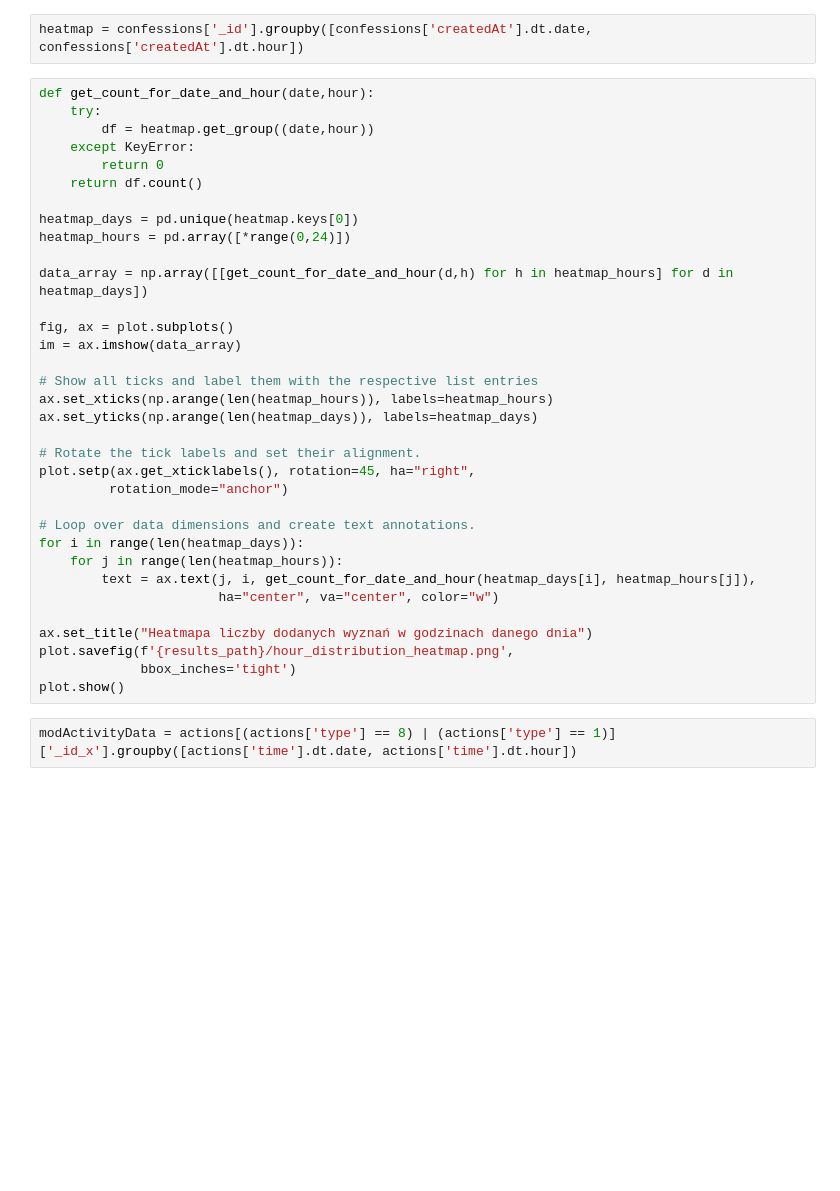
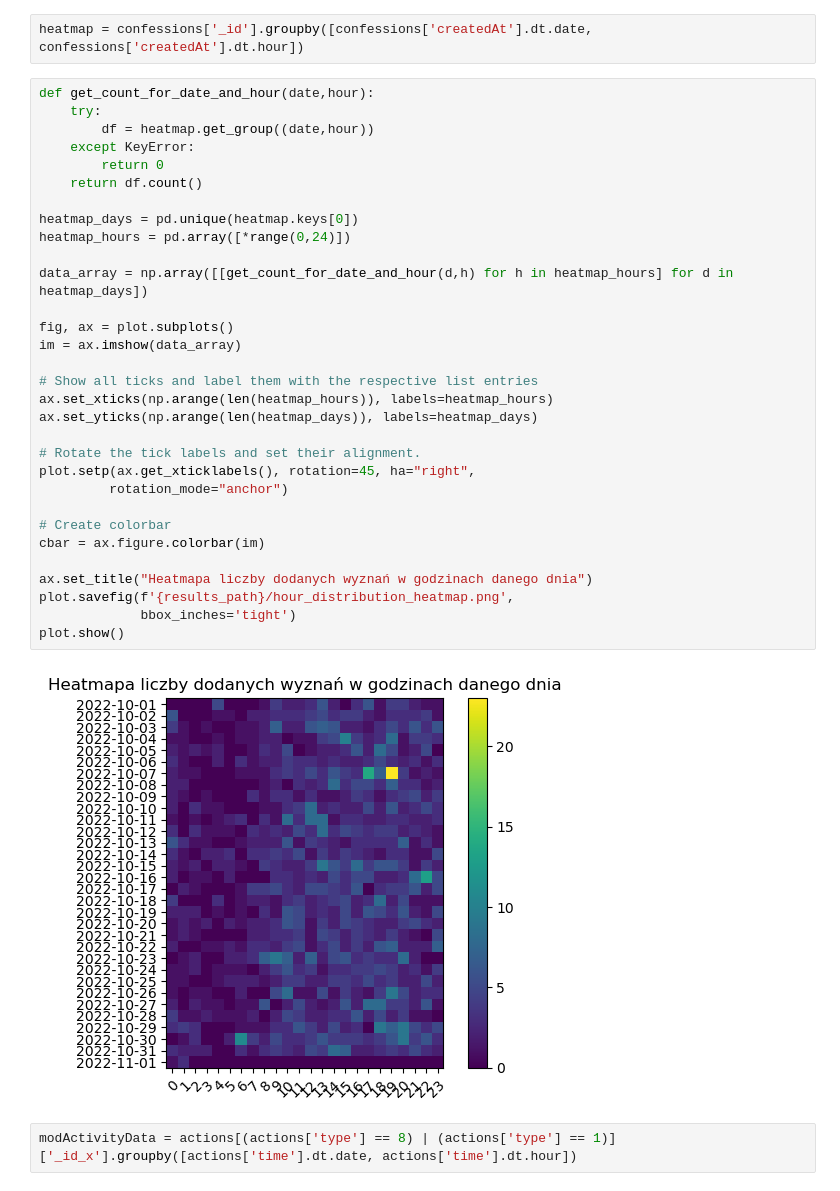
Before and after one commit to cymruu/amw_stats, a Jupyter notebook: docker-stats/stats.ipynb, the cells around one changed output. Saved outputs shown, nothing was run; the diff lists cells and outputs as text; blank space fills up the shorter version.

Commit message:
remove heatmaps annotations and add legend colorbar

```diff
--- a/docker-stats/stats.ipynb
+++ b/docker-stats/stats.ipynb
@@ -210,37 +241,36 @@ heatmap = confessions['_id'].groupby([confessions['createdAt'].dt.date, confessi
 # %%
 def get_count_for_date_and_hour(date,hour):
     try:
         df = heatmap.get_group((date,hour))
     except KeyError:
         return 0
     return df.count()
 
 heatmap_days = pd.unique(heatmap.keys[0])
 heatmap_hours = pd.array([*range(0,24)])
 
 data_array = np.array([[get_count_for_date_and_hour(d,h) for h in heatmap_hours] for d in heatmap_days])
 
 fig, ax = plot.subplots()
 im = ax.imshow(data_array)
 
 # Show all ticks and label them with the respective list entries
 ax.set_xticks(np.arange(len(heatmap_hours)), labels=heatmap_hours)
 ax.set_yticks(np.arange(len(heatmap_days)), labels=heatmap_days)
 
 # Rotate the tick labels and set their alignment.
 plot.setp(ax.get_xticklabels(), rotation=45, ha="right",
          rotation_mode="anchor")
 
-# Loop over data dimensions and create text annotations.
-for i in range(len(heatmap_days)):
-    for j in range(len(heatmap_hours)):
-        text = ax.text(j, i, get_count_for_date_and_hour(heatmap_days[i], heatmap_hours[j]),
-                       ha="center", va="center", color="w")
+# Create colorbar
+cbar = ax.figure.colorbar(im)
 
 ax.set_title("Heatmapa liczby dodanych wyznań w godzinach danego dnia")
 plot.savefig(f'{results_path}/hour_distribution_heatmap.png',
              bbox_inches='tight')
 plot.show()
+# %% [output]
+[figure, added]
 # %%
 modActivityData = actions[(actions['type'] == 8) | (actions['type'] == 1)]['_id_x'].groupby([actions['time'].dt.date, actions['time'].dt.hour])
 # %%
```
Also changed, not shown: parts of 8 cells of this notebook.
